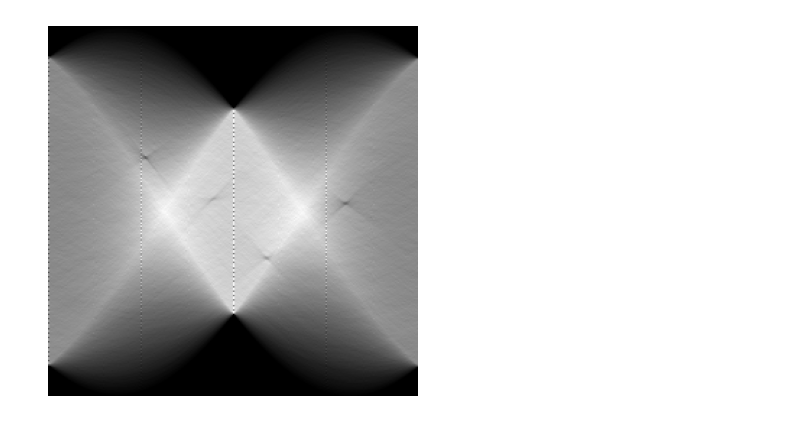
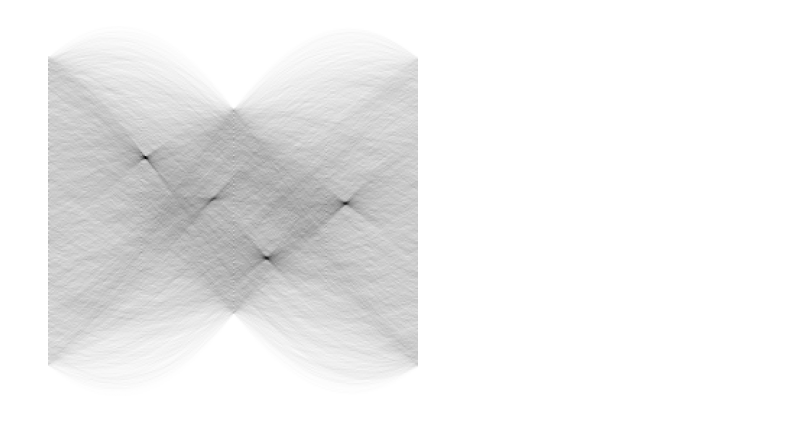
Before and after one commit to Pascal-2/2D_Computer_Vision, a Jupyter notebook: uebung5/Abgabe5.ipynb, the cells around one changed output. Saved outputs shown, nothing was run; the diff lists cells and outputs as text; code cells hidden in the pictures.

```diff
--- a/uebung5/Abgabe5.ipynb
+++ b/uebung5/Abgabe5.ipynb
@@ -17,12 +17,15 @@ class LinearHT:
         self.rMax = math.sqrt(self.xCtr ** 2 + self.yCtr ** 2)
         self.dRad = (2*self.rMax) / self.nRad # stepsize of radius
         self.houghArray = np.zeros((self.nAng, self.nRad), dtype=np.float32)
+        self.px_count = 0
         self.fillHoughAccumulator()
+
 
     def fillHoughAccumulator(self):
         for v in range(len(self.ip)):
             for u in range(len(self.ip[0])):
-                if self.ip[v][u] > 0:
+                if self.ip[v][u] == 0:
+                    self.px_count += 1
                     self.doPixel(u, v)
 
     def doPixel(self, u, v):
@@ -34,17 +37,18 @@ class LinearHT:
             if r >= 0 and r < self.nRad:
                 self.houghArray[r][a] += 1
 # %%
-img = cv2.imread("noisy-lines.tif", cv2.IMREAD_GRAYSCALE)
+img = cv2.imread("2D_CV/noisy-lines.tif", cv2.IMREAD_GRAYSCALE)
 
-test = LinearHT(img, 256, 256)
-show = np.array(255 * test.houghArray / np.max(test.houghArray), dtype=np.uint8)
+lines = LinearHT(img, 256, 256)
+
+show = np.array(255 * (lines.houghArray / np.max(lines.houghArray)), dtype=np.uint8)
 
 invert = np.vectorize(lambda x: 255 - x)
 
-#show = invert(show)
+show = invert(show)
 
 plt.imshow(show, cmap='gray')
 plt.axis('off')
 plt.show()
 # %% [output]
-[figure, old version]
+[figure, new version]
```
Also changed, not shown: parts of 3 cells of this notebook.
